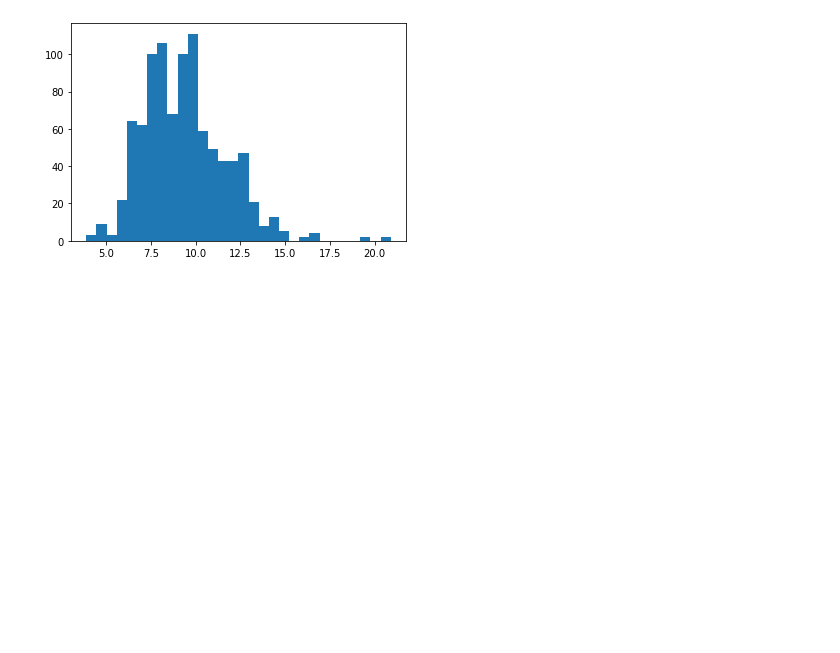
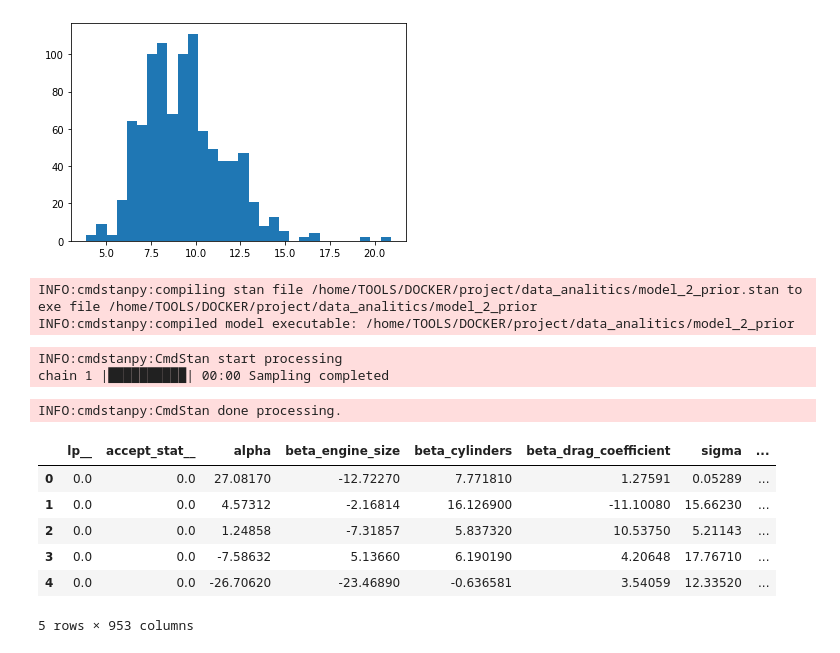
Before and after one commit to jacob0404060987/data_analitics, a Jupyter notebook: notebook.ipynb, the cells around one changed output. Saved outputs shown, nothing was run; the diff lists cells and outputs as text; code cells hidden in the pictures; blank space fills up the shorter version.

Commit message:
Prior for model 2 implemented, to evaluate

```diff
--- a/notebook.ipynb
+++ b/notebook.ipynb
@@ -21,0 +13,3 @@ dataFrame.head()
+# %%
+dataFrame = pd.read_csv("processed_dataset.csv")
+dataFrame.head()
@@ -43,3 +45,35 @@ plt.hist(dataFrame["Fuel Consumption(Hwy (L/100 km))"],bins=30)
 plt.show()
 # %% [output]
 [figure]
+# %%
+N = dataFrame.shape[0]
+engine_size_data = dataFrame['Engine Size(L)']
+cylinders_data = dataFrame['Cylinders']
+drag_coeficient_data = dataFrame['Drag coefficient']
+# %%
+model_2_prior=CmdStanModel(stan_file='model_2_prior.stan')
+# %% [output]
+INFO:cmdstanpy:compiling stan file /home/TOOLS/DOCKER/project/data_analitics/model_2_prior.stan to exe file /home/TOOLS/DOCKER/project/data_analitics/model_2_prior
+INFO:cmdstanpy:compiled model executable: /home/TOOLS/DOCKER/project/data_analitics/model_2_prior
+# %%
+samples_2_prior = model_2_prior.sample(data = {'N':N, 'engine_size':engine_size_data, 'drag_coeficient':drag_coeficient_data, 'cylinders':cylinders_data},
+iter_sampling=N,
+iter_warmup=200,
+chains=1,
+seed=29042020,
+refresh=N)
+# %% [output]
+INFO:cmdstanpy:CmdStan start processing
+chain 1 |██████████| 00:00 Sampling completed
+INFO:cmdstanpy:CmdStan done processing.
+# %%
+dataFrame_model_2_prior = samples_2_prior.draws_pd()
+dataFrame_model_2_prior.head()
+# %% [output]
+|  | lp__ | accept_stat__ | alpha | beta_engine_size | beta_cylinders | beta_drag_coefficient | sigma | ... |
+| 0 | 0.0 | 0.0 | 27.08170 | -12.72270 | 7.771810 | 1.27591 | 0.05289 | ... |
+| 1 | 0.0 | 0.0 | 4.57312 | -2.16814 | 16.126900 | -11.10080 | 15.66230 | ... |
+| 2 | 0.0 | 0.0 | 1.24858 | -7.31857 | 5.837320 | 10.53750 | 5.21143 | ... |
+| 3 | 0.0 | 0.0 | -7.58632 | 5.13660 | 6.190190 | 4.20648 | 17.76710 | ... |
+| 4 | 0.0 | 0.0 | -26.70620 | -23.46890 | -0.636581 | 3.54059 | 12.33520 | ... |
+5 rows × 953 columns
```
Also changed, not shown: parts of 5 cells of this notebook, 2 other files.
